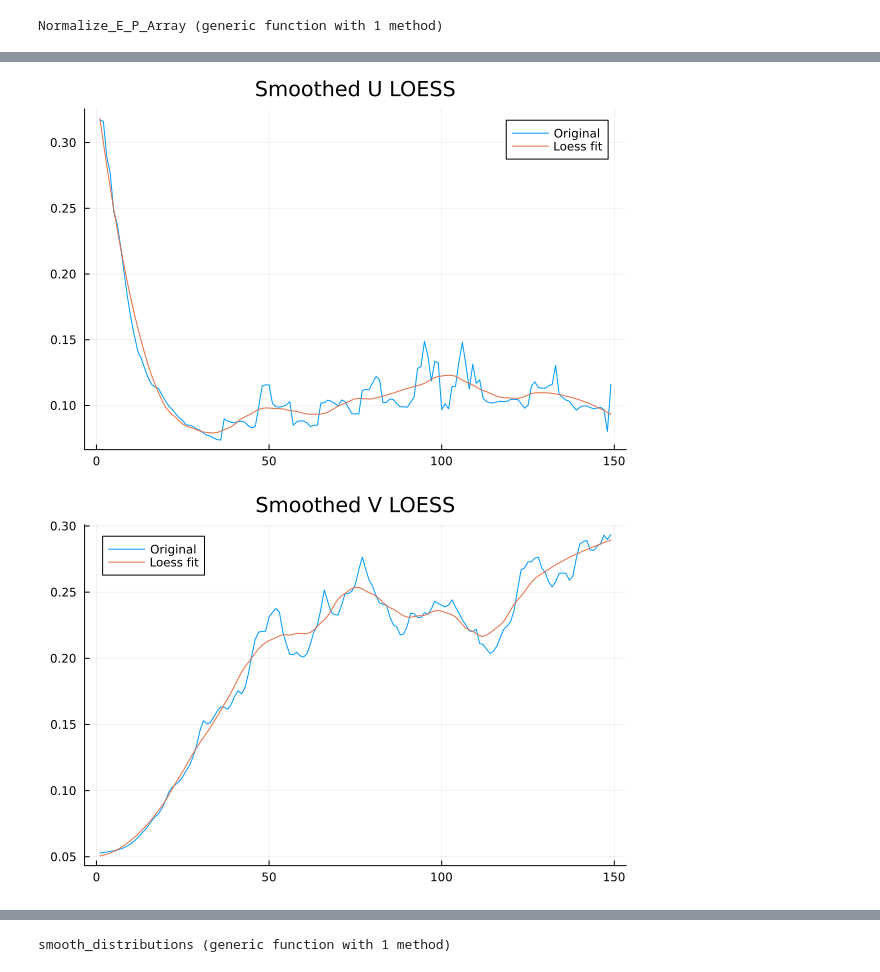
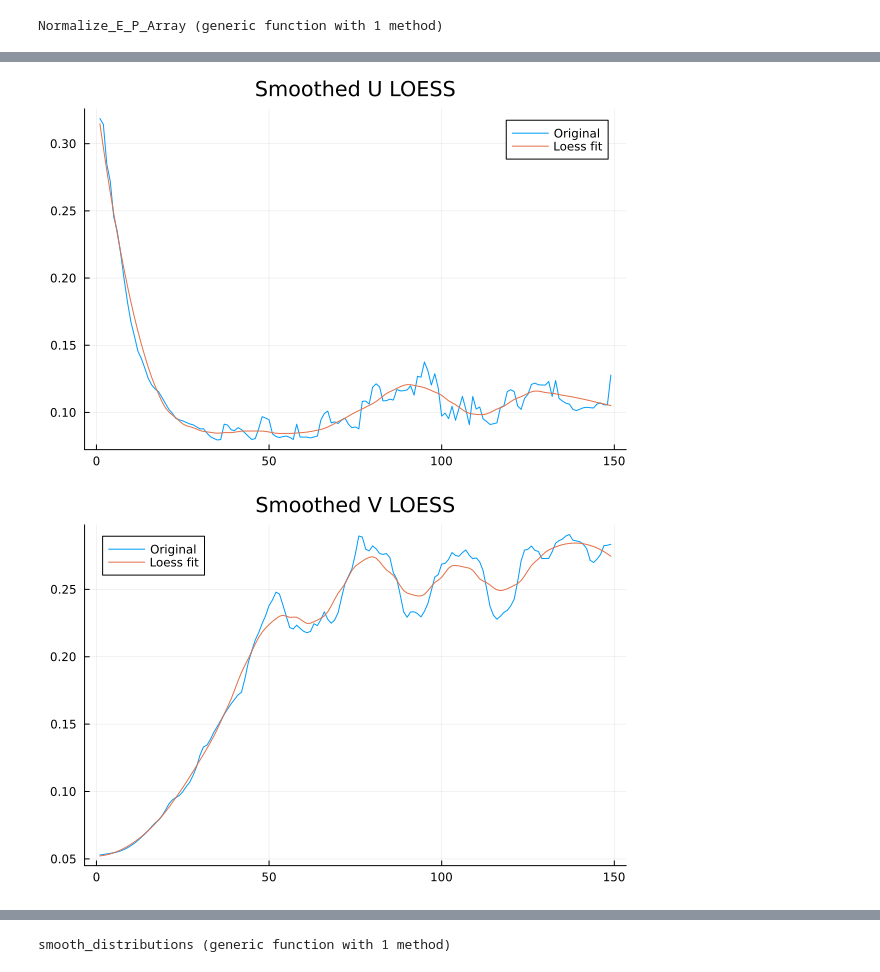
Before and after one commit to mantzaris/FlockingHeat, a Jupyter notebook: nb2.ipynb, the cells around one changed output, grey strips where cells are left out. Saved outputs shown, nothing was run; the diff lists cells and outputs as text; code cells hidden in the pictures.

```diff
--- a/nb2.ipynb
+++ b/nb2.ipynb
@@ -476,7 +477,7 @@ end
 Normalize_E_P_Array (generic function with 1 method)
 # %%
 
-num_simulations = 30
+num_simulations = 50
 step_num = 150
 adata = [ :separation, :speed, :ensemble ]
 mdata = [ Step_Num, Model_Ensemble_Energy, Model_Thermo_State,
@@ -612,25 +624,25 @@ Plots.plot(t, average_U[3:end], label = "Original")
 p = Plots.plot!(t, U_vals_loess, label = "Loess fit",
     title="Smoothed U LOESS")
 
-savefig(p,"Smoothed_U_LOESS.png")
+#savefig(p,"Smoothed_U_LOESS.png")
 #plot_save(p)
 display(p)
 # %% [output]
-[figure, old version]
+[figure, new version]
 # %%
 t = 1:length(average_V[3:end])
 model = loess(t, average_V[3:end], span=0.3)
 V_vals_loess = [predict(model, x) for x in t];
 
 Plots.plot(t, average_V[3:end], label = "Original")
 p = Plots.plot!(t, V_vals_loess, label = "Loess fit",
     title="Smoothed V LOESS")
 
-savefig(p,"Smoothed_V_LOESS.png")
+#savefig(p,"Smoothed_V_LOESS.png")
 #plot_save(p)
 display(p)
 # %% [output]
-[figure, old version]
+[figure, new version]
 # %%
 temperatures = [Model_Temperature(average_e_p_array[i][3:end]) for i in 3:length(average_e_p_array)];
 
```
Also changed, not shown: parts of 29 cells of this notebook, 23 other files.
